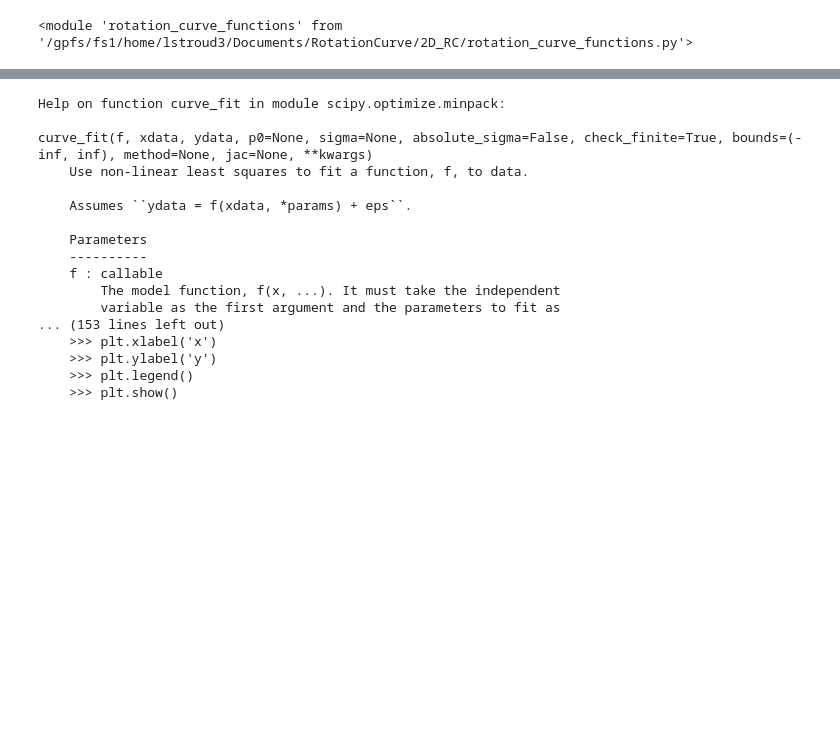
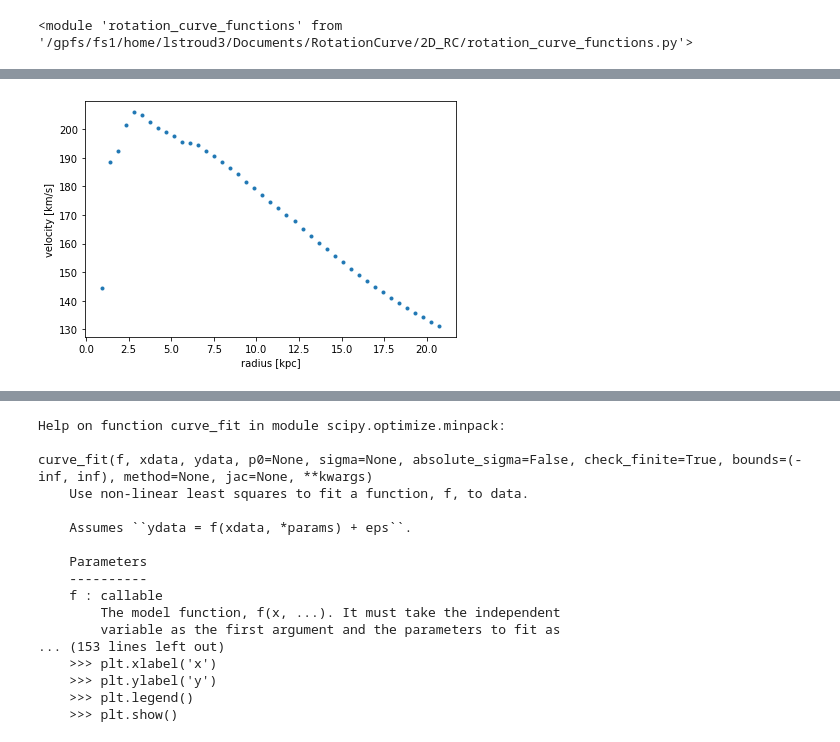
Before and after one commit to athenacat/RotationCurve, a Jupyter notebook: 2D_RC/combination_fit_test.ipynb, the cells around one changed output, grey strips where cells are left out. Saved outputs shown, nothing was run; the diff lists cells and outputs as text; code cells hidden in the pictures; blank space fills up the shorter version.

```diff
--- a/2D_RC/combination_fit_test.ipynb
+++ b/2D_RC/combination_fit_test.ipynb
@@ -131,0 +134,11 @@ plt.ylabel('velocity [km/s]');
+# %%
+plt.figure(tight_layout=True)
+
+plt.plot(mass_data_table['radius'],
+         mass_data_table['star_vel'],
+         '.')
+
+plt.xlabel('radius [kpc]')
+plt.ylabel('velocity [km/s]');
+# %% [output]
+[figure, added]
```
Also changed, not shown: parts of 8 cells of this notebook, 8 other files.
